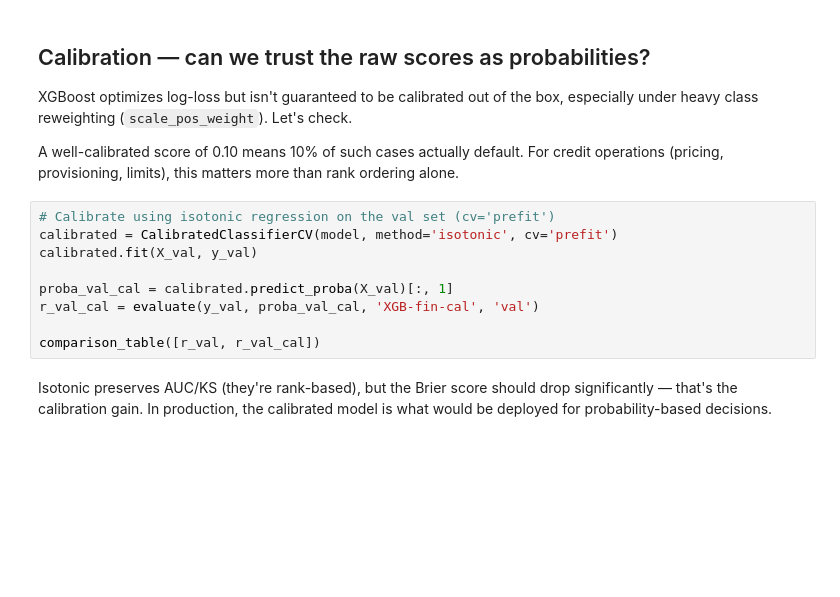
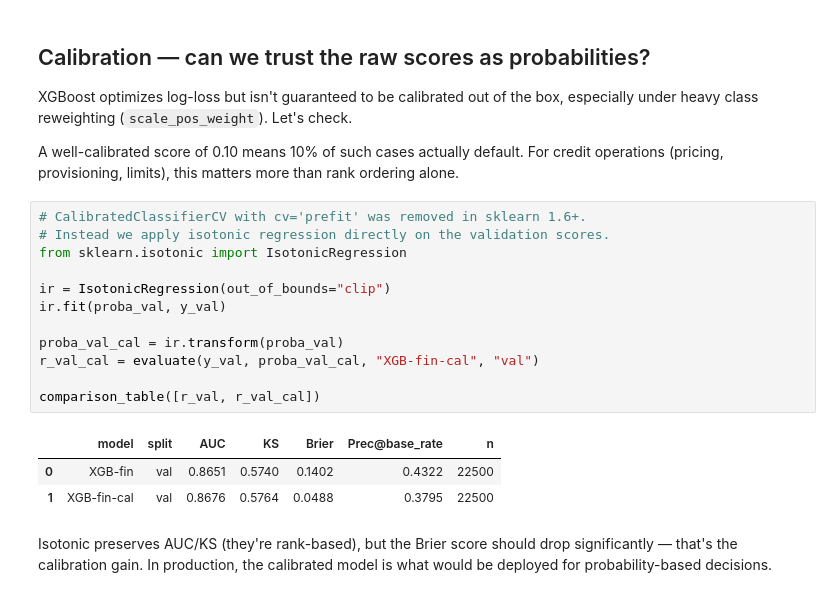
Before and after one commit to trinity-claw/empathic-credit-system, a Jupyter notebook: notebooks/03_xgboost.ipynb, the cells around one changed output. Cells and saved outputs as stored; diff of their text form; blank space fills up the shorter version.

```diff
--- a/notebooks/03_xgboost.ipynb
+++ b/notebooks/03_xgboost.ipynb
@@ -82,14 +93,21 @@ XGBoost optimizes log-loss but isn't guaranteed to be calibrated out of the box,
 
 A well-calibrated score of 0.10 means 10% of such cases actually default. For credit operations (pricing, provisioning, limits), this matters more than rank ordering alone.
 # %%
-# Calibrate using isotonic regression on the val set (cv='prefit')
-calibrated = CalibratedClassifierCV(model, method='isotonic', cv='prefit')
-calibrated.fit(X_val, y_val)
+# CalibratedClassifierCV with cv='prefit' was removed in sklearn 1.6+.
+# Instead we apply isotonic regression directly on the validation scores.
+from sklearn.isotonic import IsotonicRegression
 
-proba_val_cal = calibrated.predict_proba(X_val)[:, 1]
-r_val_cal = evaluate(y_val, proba_val_cal, 'XGB-fin-cal', 'val')
+ir = IsotonicRegression(out_of_bounds="clip")
+ir.fit(proba_val, y_val)
+
+proba_val_cal = ir.transform(proba_val)
+r_val_cal = evaluate(y_val, proba_val_cal, "XGB-fin-cal", "val")
 
 comparison_table([r_val, r_val_cal])
+# %% [output]
+|  | model | split | AUC | KS | Brier | Prec@base_rate | n |
+| 0 | XGB-fin | val | 0.8651 | 0.5740 | 0.1402 | 0.4322 | 22500 |
+| 1 | XGB-fin-cal | val | 0.8676 | 0.5764 | 0.0488 | 0.3795 | 22500 |
 # %% [markdown]
 Isotonic preserves AUC/KS (they're rank-based), but the Brier score should drop significantly — that's the calibration gain. In production, the calibrated model is what would be deployed for probability-based decisions.
 # %%
```
Also changed, not shown: parts of 8 cells of this notebook, 2 other files.
